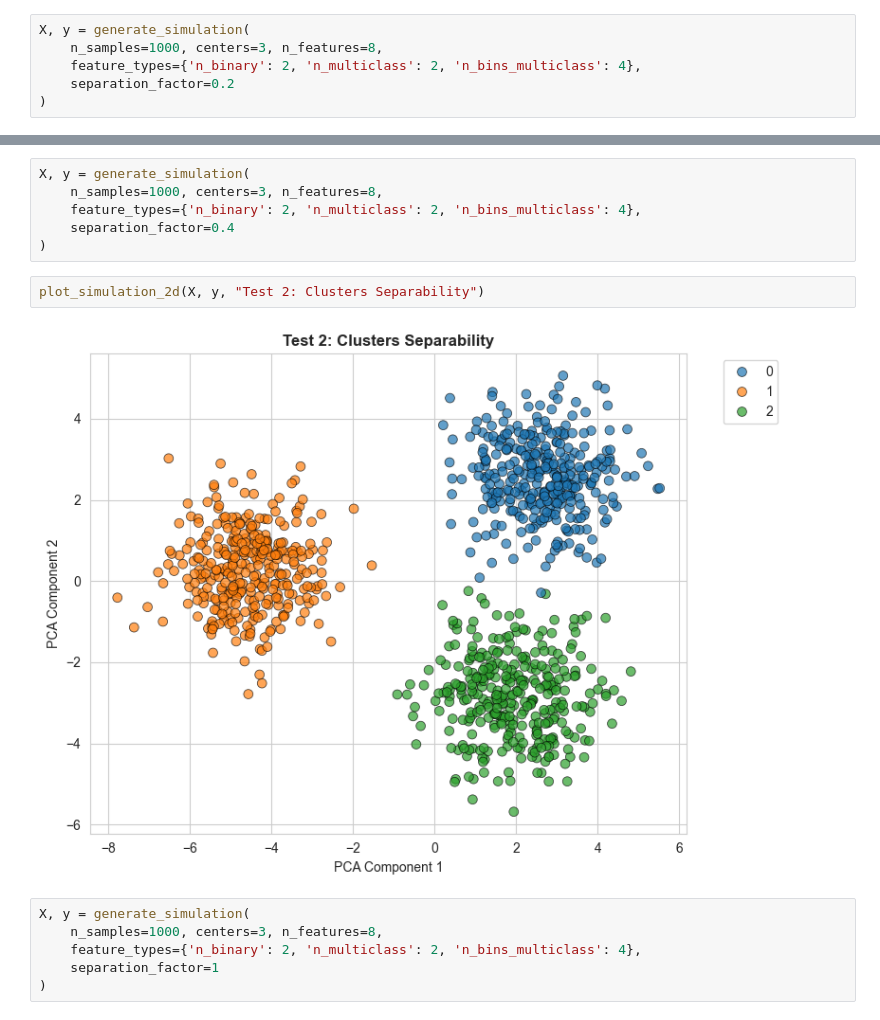
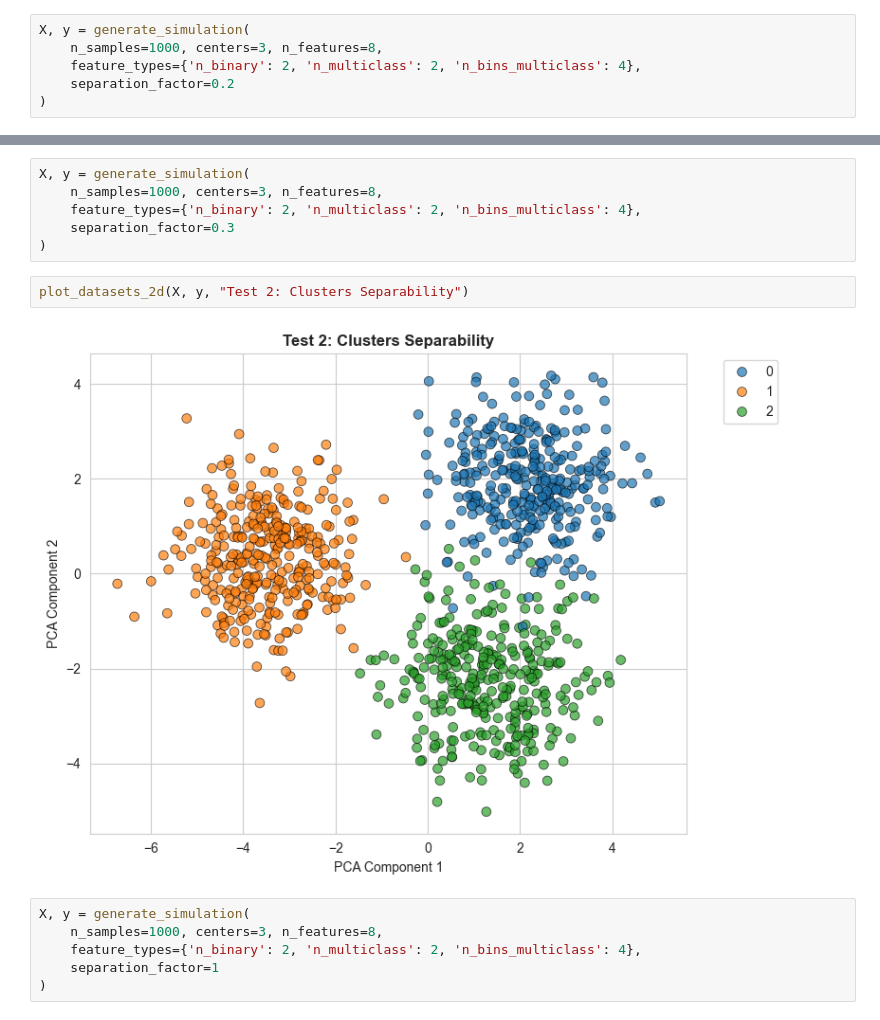
Before and after one commit to FabioScielzoOrtiz/db-robust-clust-paper-code, a Jupyter notebook: src/notebooks/data_exploration/generate_simulation_exploration.ipynb, the cells around one changed output, grey strips where cells are left out. Cells and saved outputs as stored; diff of their text form.

```diff
--- a/src/notebooks/data_exploration/generate_simulation_exploration.ipynb
+++ b/src/notebooks/data_exploration/generate_simulation_exploration.ipynb
@@ -141,12 +140,12 @@ plot_simulation_2d(X, y, "Test 2: Clusters Separability")
 X, y = generate_simulation(
     n_samples=1000, centers=3, n_features=8,
     feature_types={'n_binary': 2, 'n_multiclass': 2, 'n_bins_multiclass': 4},
-    separation_factor=0.4
+    separation_factor=0.3
 )
 # %%
-plot_simulation_2d(X, y, "Test 2: Clusters Separability")
+plot_datasets_2d(X, y, "Test 2: Clusters Separability")
 # %% [output]
-[figure, old version]
+[figure, new version]
 # %%
 X, y = generate_simulation(
     n_samples=1000, centers=3, n_features=8,
```
Also changed, not shown: parts of 21 cells of this notebook, 22 other files.
